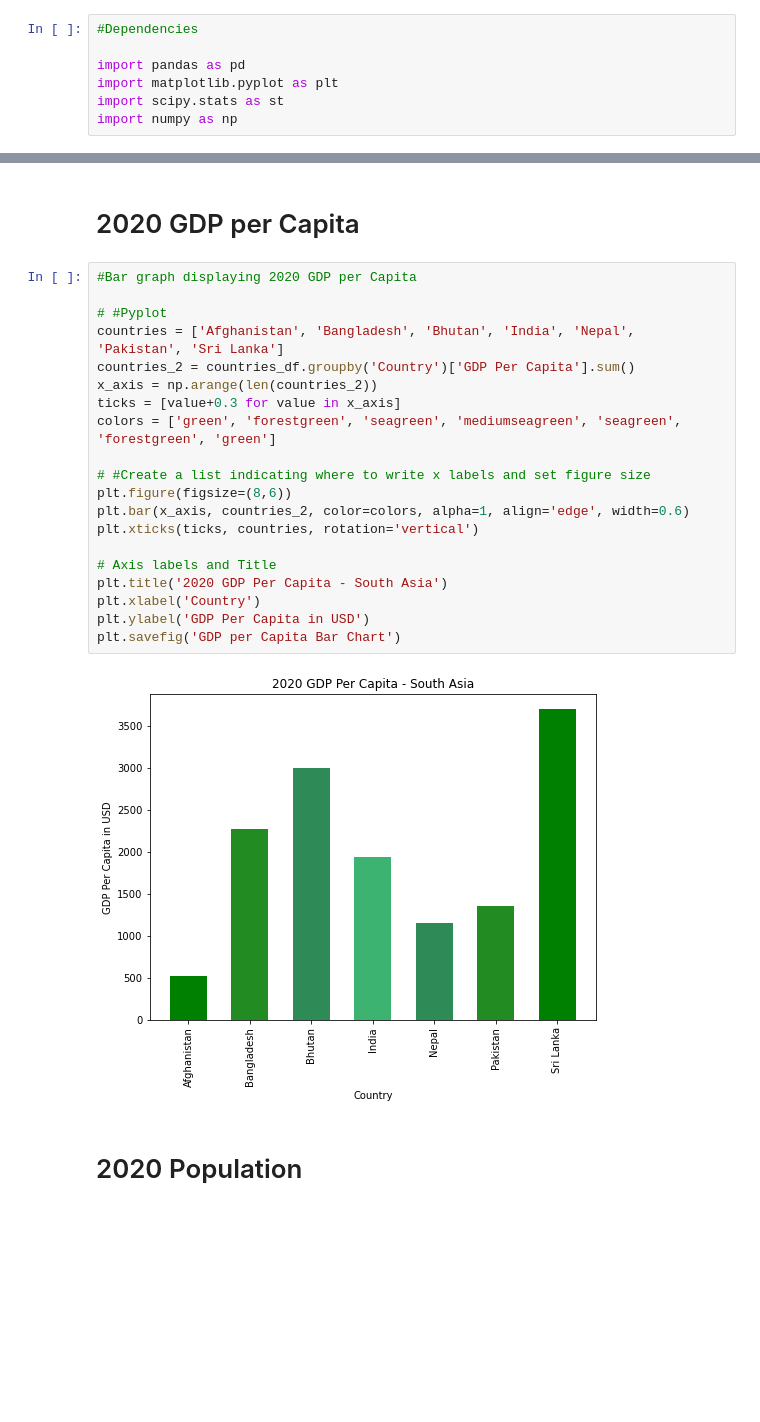
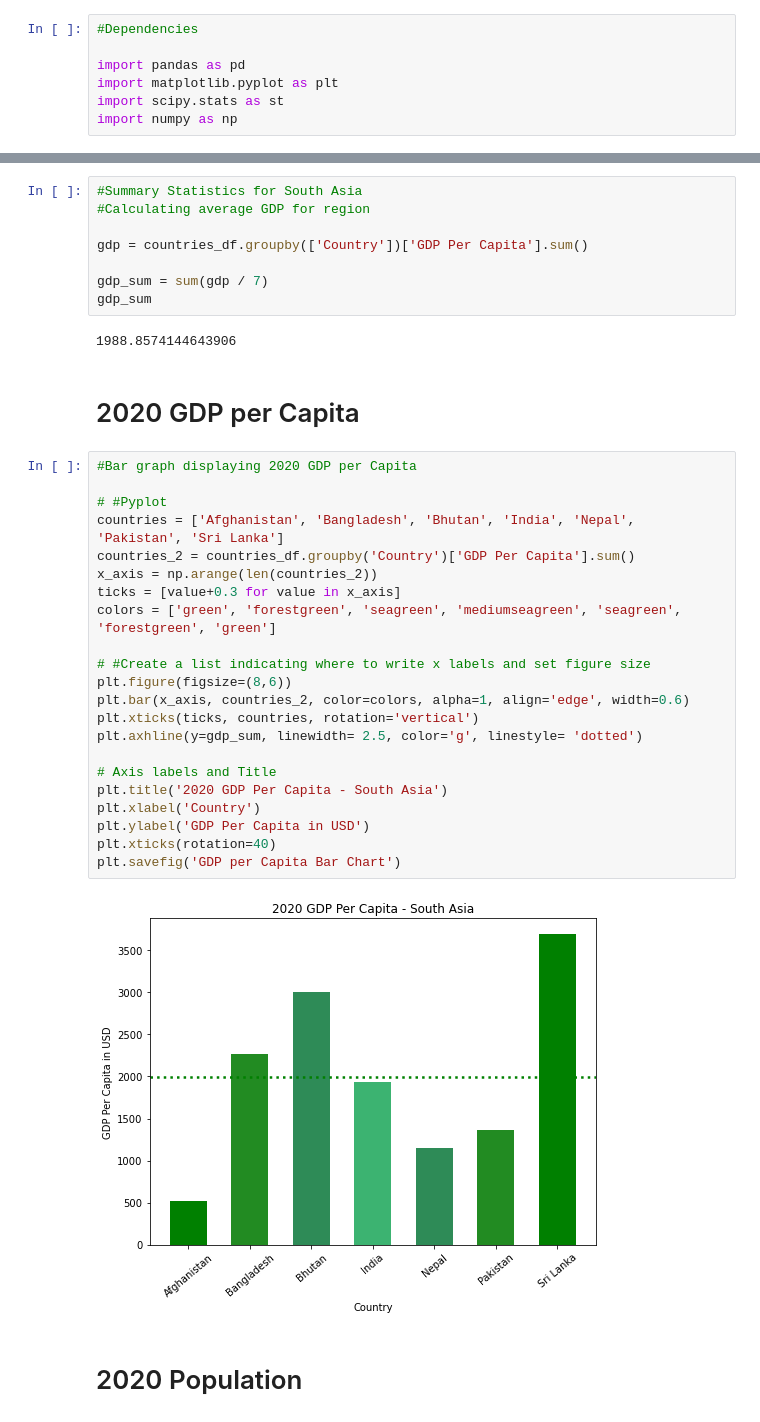
Before and after one commit to jeffbrown961/Project-1, a Jupyter notebook: Question_1.ipynb, the cells around one changed output, grey strips where cells are left out. Cells and saved outputs as stored; diff of their text form; blank space fills up the shorter version.

Commit message:
updated bar chart with GDP avg

```diff
--- a/Question_1.ipynb
+++ b/Question_1.ipynb
@@ -58,27 +58,39 @@ countries_df
+# %%
+#Summary Statistics for South Asia
+#Calculating average GDP for region
+
+gdp = countries_df.groupby(['Country'])['GDP Per Capita'].sum()
+
+gdp_sum = sum(gdp / 7)
+gdp_sum
+# %% [output]
+1988.8574144643906
 # %% [markdown]
 # 2020 GDP per Capita
 # %%
 #Bar graph displaying 2020 GDP per Capita
 
 # #Pyplot
 countries = ['Afghanistan', 'Bangladesh', 'Bhutan', 'India', 'Nepal', 'Pakistan', 'Sri Lanka']
 countries_2 = countries_df.groupby('Country')['GDP Per Capita'].sum()
 x_axis = np.arange(len(countries_2))
 ticks = [value+0.3 for value in x_axis]
 colors = ['green', 'forestgreen', 'seagreen', 'mediumseagreen', 'seagreen', 'forestgreen', 'green']
 
 # #Create a list indicating where to write x labels and set figure size
 plt.figure(figsize=(8,6))
 plt.bar(x_axis, countries_2, color=colors, alpha=1, align='edge', width=0.6)
 plt.xticks(ticks, countries, rotation='vertical')
+plt.axhline(y=gdp_sum, linewidth= 2.5, color='g', linestyle= 'dotted')
 
 # Axis labels and Title
 plt.title('2020 GDP Per Capita - South Asia')
 plt.xlabel('Country')
 plt.ylabel('GDP Per Capita in USD')
+plt.xticks(rotation=40)
 plt.savefig('GDP per Capita Bar Chart')
 # %% [output]
-[figure, old version]
+[figure, new version]
 # %% [markdown]
 # 2020 Population
 # %%
```
Also changed, not shown: parts of 5 cells of this notebook.
